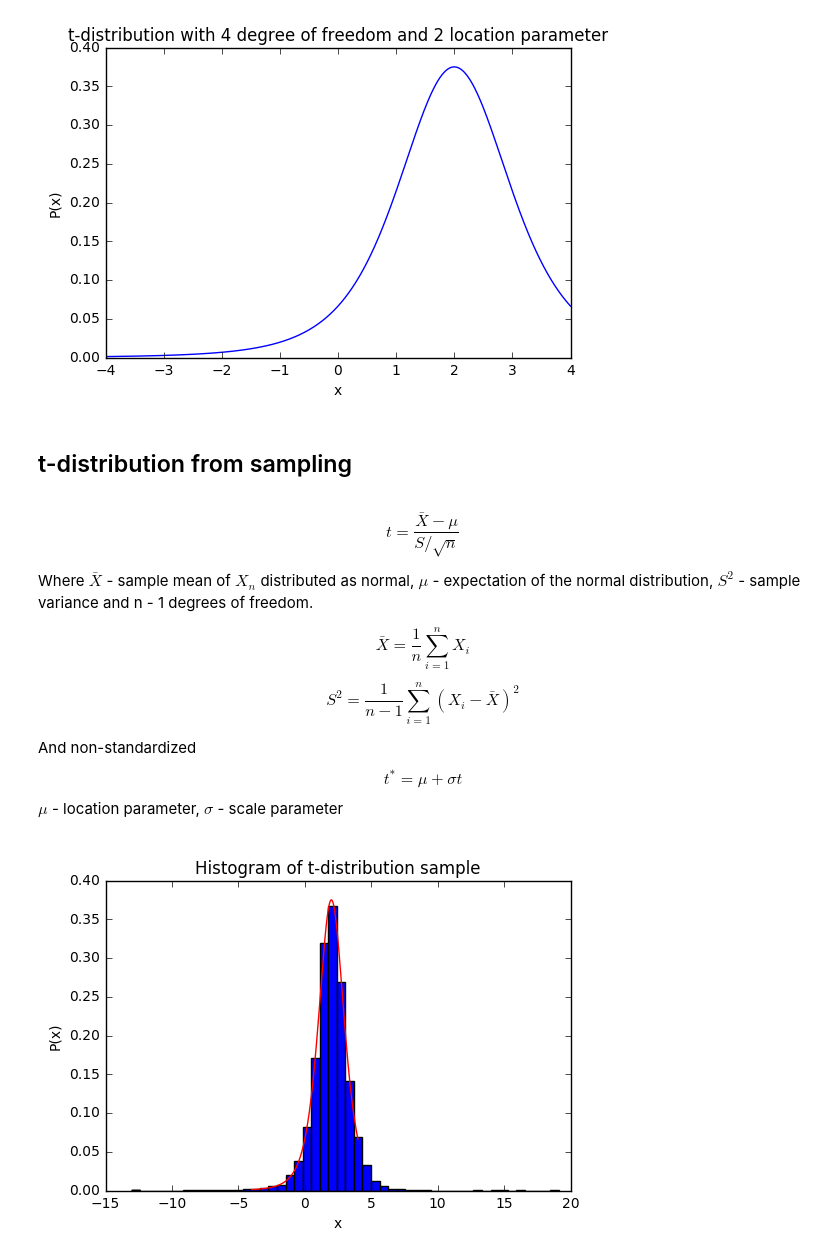
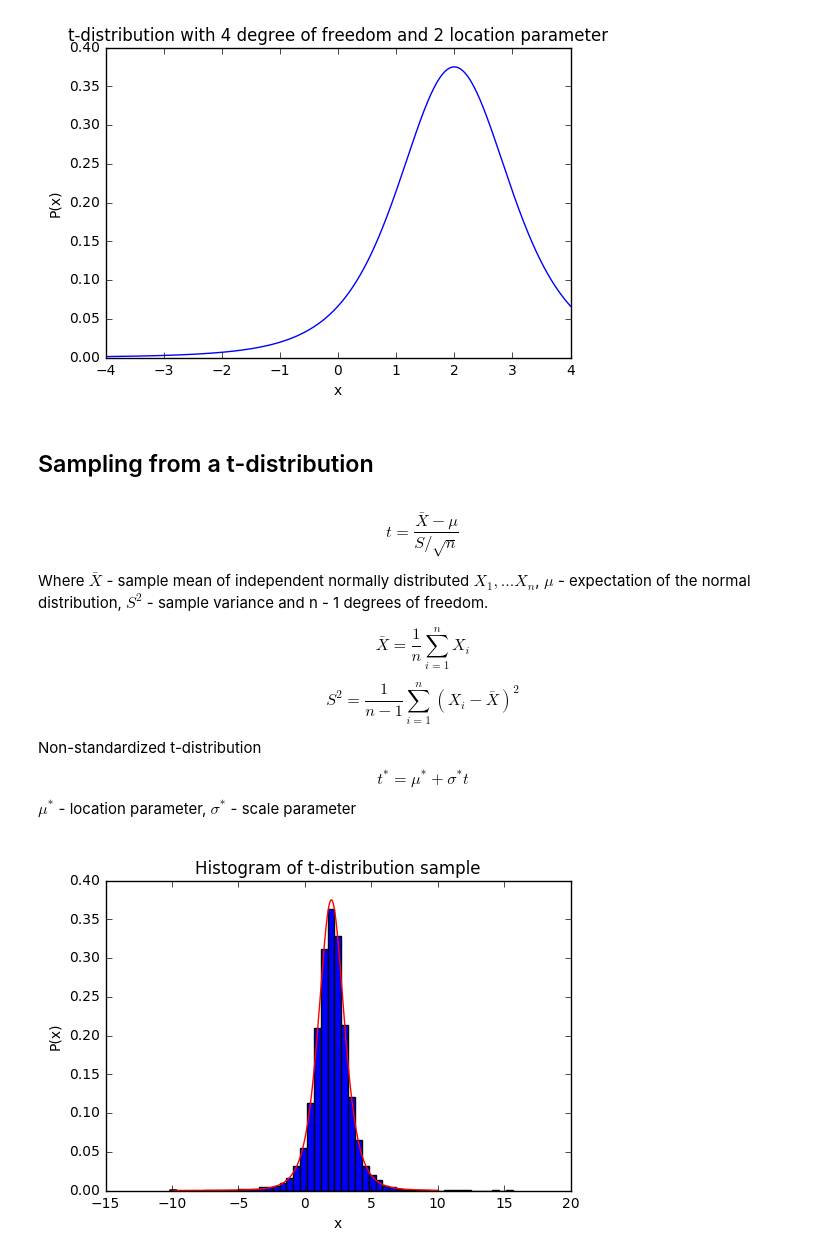
Before and after one commit to Vilozio/statistics, a Jupyter notebook: Statistics.ipynb, the cells around one changed output. Cells and saved outputs as stored; diff of their text form; code cells hidden in the pictures.

```diff
--- a/Statistics.ipynb
+++ b/Statistics.ipynb
@@ -15,14 +17,16 @@ Where $\mu$ - expectation of the distribution, $\sigma^2$ - variance
 def normal_density(x, mu=0, sigma=1):
     return 1 / math.sqrt(2 * sigma**2 * math.pi) * math.exp(- (x - mu)**2 / 2 * sigma*sigma)
 # %%
-size = 500
-normal_dens = np.zeros(size)
-x_axis = np.linspace(-4, 4, num=size)
-for i in range(size):
-    normal_dens[i] = normal_density(x_axis[i])
-plt.plot(x_axis, normal_dens)
+def draw_normal_density(mu=0, sigma=1, size=500, range_start=-4, range_stop=4, color='b'):
+    normal_dens = np.zeros(size)
+    x_axis = np.linspace(range_start, range_stop, num=size)
+    for i in range(size):
+        normal_dens[i] = normal_density(x_axis[i], mu, sigma)
+    plt.plot(x_axis, normal_dens, color)
+
+draw_normal_density()
 plt.xlabel('x')
 plt.ylabel('P(x)')
-plt.title('Standard normal distribution')
+plt.title('Standard normal distribution density')
 plt.show()
 # %% [output]
@@ -74,5 +89,5 @@ Where $\nu$ - degrees of freedom, $\mu$ - location parameter, $\sigma^2$ - squar
 # %%
-def t_distribution(x, nu, mu=0, sigma=1):
+def t_density(x, nu, mu=0, sigma=1):
     return math.gamma((nu + 1) / 2) / (math.gamma(nu / 2) * math.sqrt(math.pi * nu) * sigma) * \
     (1 + 1 / nu * (x - mu)**2 / sigma**2)**(-(nu + 1) / 2)
 # %%
@@ -85,10 +100,10 @@ t_dens4 = np.zeros(size)
 x_axis = np.linspace(-4, 4, num=size)
 for i in range(size):
     normal_dens[i] = normal_density(x_axis[i])
-    t_dens1[i] = t_distribution(x_axis[i], 1)
-    t_dens2[i] = t_distribution(x_axis[i], 2)
-    t_dens3[i] = t_distribution(x_axis[i], 3)
-    t_dens4[i] = t_distribution(x_axis[i], 4)
+    t_dens1[i] = t_density(x_axis[i], 1)
+    t_dens2[i] = t_density(x_axis[i], 2)
+    t_dens3[i] = t_density(x_axis[i], 3)
+    t_dens4[i] = t_density(x_axis[i], 4)
 plt.plot(x_axis, normal_dens, 'black')
 plt.plot(x_axis, t_dens1, 'g')
 plt.plot(x_axis, t_dens2, 'y')
@@ -101,15 +116,14 @@ plt.show()
 # %% [output]
 [figure]
 # %%
-def draw_t_distrib(degrees_of_freedom, location_parameter, color='b'):
-    size = 500
+def draw_t_density(degrees_of_freedom, location_parameter, size=500, range_start=-4, range_stop=4, color='b'):
     t_dens = np.zeros(size)
-    x_axis = np.linspace(-4, 4, num=size)
+    x_axis = np.linspace(range_start, range_stop, num=size)
     for i in range(size):
-        t_dens[i] = t_distribution(x_axis[i], degrees_of_freedom, mu=location_parameter)
+        t_dens[i] = t_density(x_axis[i], degrees_of_freedom, mu=location_parameter)
     plt.plot(x_axis, t_dens, color)
 
-draw_t_distrib(4, 2)
+draw_t_density(4, 2)
 plt.xlabel('x')
 plt.ylabel('P(x)')
 plt.title('t-distribution with 4 degree of freedom and 2 location parameter')
@@ -117,13 +131,13 @@ plt.show()
 # %% [output]
 [figure]
 # %% [markdown]
-## t-distribution from sampling
+## Sampling from a t-distribution
 # %% [markdown]
 \begin{equation*}
 t=\frac{ \bar X - \mu} {S/\sqrt n}
 \end{equation*}
 <p>
-Where $\bar X$ - sample mean of $X_n$ distributed as normal, $\mu$ - expectation of the normal distribution, $S^2$ - sample variance and n - 1 degrees of freedom.
+Where $\bar X$ - sample mean of independent normally distributed $X_1,...X_n$, $\mu$ - expectation of the normal distribution, $S^2$ - sample variance and n - 1 degrees of freedom.
 <p>
 \begin{equation*}
 \bar X = \frac 1 n \sum_{i=1}^n X_i
@@ -133,11 +147,11 @@ Where $\bar X$ - sample mean of $X_n$ distributed as normal, $\mu$ - expectation
 S^2 = \frac 1 {n-1} \sum_{i=1}^n (X_i - \bar X)^2
 \end{equation*}
 <p>
-And non-standardized
+Non-standardized t-distribution
 \begin{equation*}
-t^* = \mu + \sigma t
+t^* = \mu^* + \sigma^* t
 \end{equation*}
-$\mu$ - location parameter, $\sigma$ - scale parameter
+$\mu^*$ - location parameter, $\sigma^*$ - scale parameter
 # %%
 def mean(x):
     return 1 / x.size * np.sum(x)
@@ -151,19 +165,19 @@ def t_variate(x, mu=0, location_parameter=0, scale_parameter=1):
 # %%
 sample_size = 10000
 mu, sigma = 0, 1
 degrees_of_freedom = 4
 location_parameter = 2
 t_sample = np.zeros(sample_size)
 for i in range(sample_size):
     norm_vars = normal_variates(degrees_of_freedom + 1, mu, sigma)
     t_sample[i] = t_variate(norm_vars, mu, location_parameter)
 
 num_bins = 50
-n, bins, patches = plt.hist(t_sample, num_bins, normed=True)
-draw_t_distrib(degrees_of_freedom, location_parameter, 'r')
+plt.hist(t_sample, num_bins, normed=True)
+draw_t_density(degrees_of_freedom, location_parameter, range_start=-10, range_stop=10, color='r')
 plt.xlabel('x')
 plt.ylabel('P(x)')
 plt.title('Histogram of t-distribution sample')
 plt.show()
 # %% [output]
-[figure, old version]
+[figure, new version]
```
Also changed, not shown: parts of 9 cells of this notebook.
